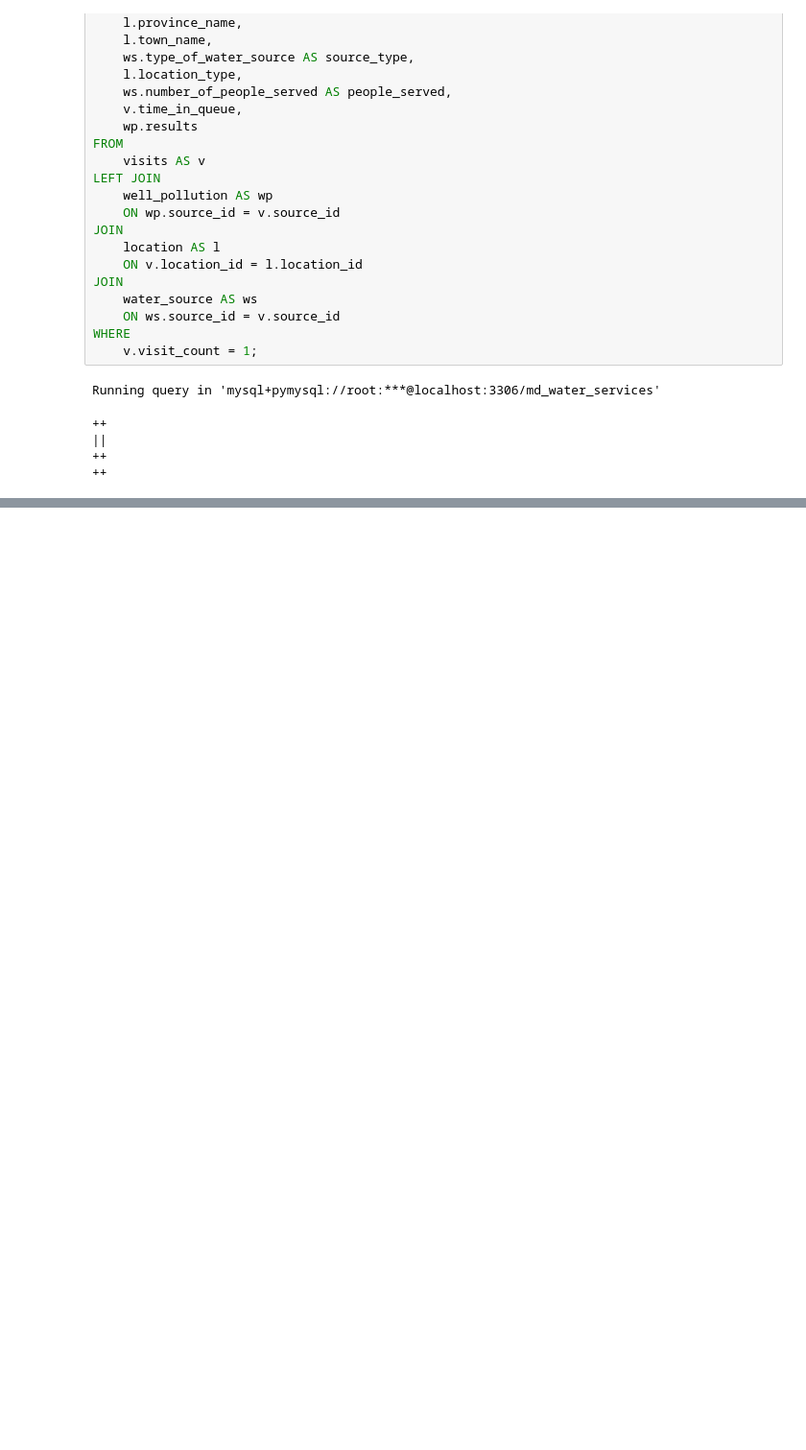
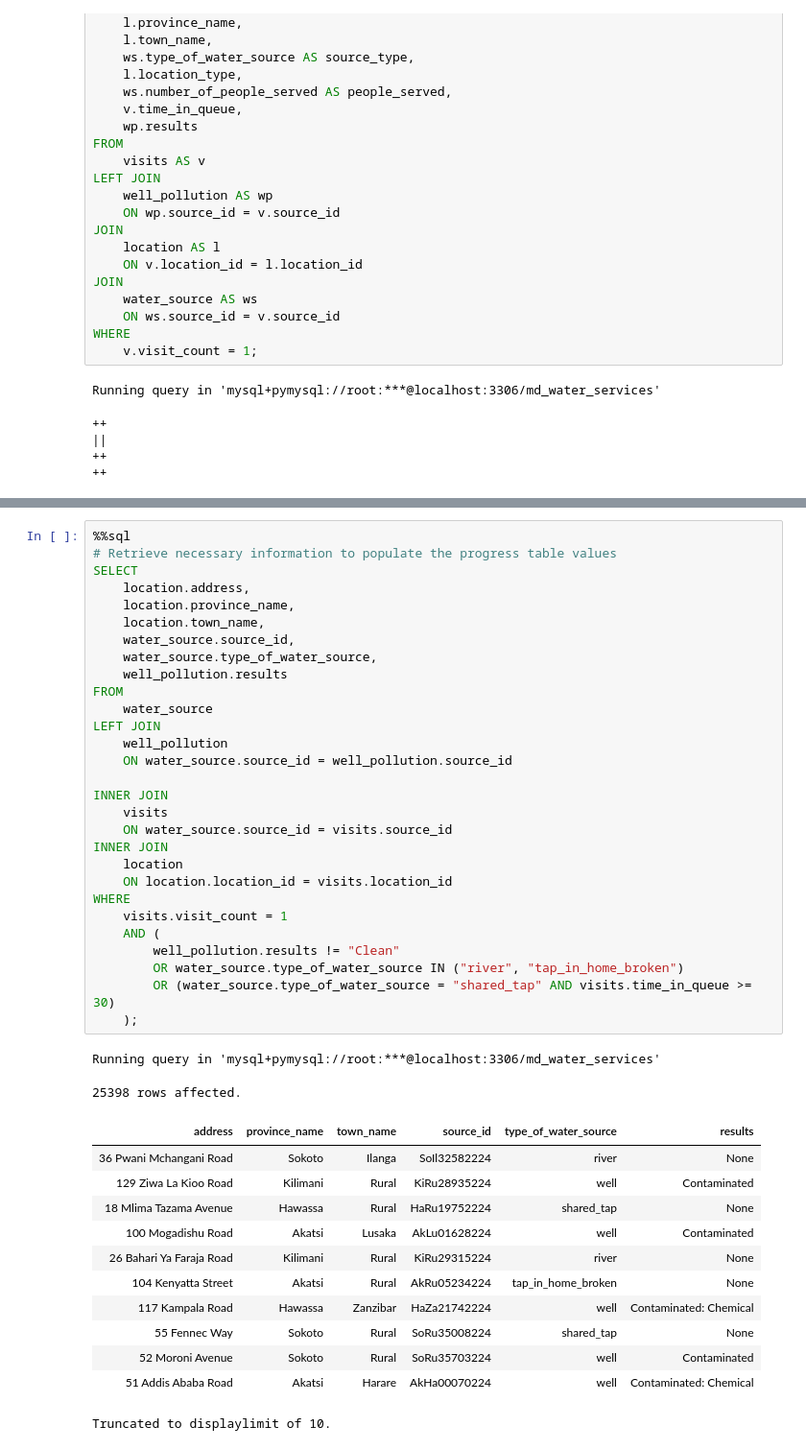
Before and after one commit to kelvinziroh/maji_ndogo, a Jupyter notebook: part_4/maji_ndogo_part4.ipynb, the cells around one changed output, grey strips where cells are left out. Shown: that part at 96% size. Cells and saved outputs as stored; diff of their text form; blank space fills up the shorter version.

```diff
--- a/part_4/maji_ndogo_part4.ipynb
+++ b/part_4/maji_ndogo_part4.ipynb
@@ -136,0 +321,44 @@ Running query in 'mysql+pymysql://root:***@localhost:3306/md_water_services'
+# %%
+%%sql
+# Retrieve necessary information to populate the progress table values
+SELECT
+	location.address,
+    location.province_name,
+    location.town_name,
+    water_source.source_id,
+    water_source.type_of_water_source,
+    well_pollution.results
+FROM
+	water_source
+LEFT JOIN
+	well_pollution
+    ON water_source.source_id = well_pollution.source_id
+
+INNER JOIN
+	visits
+    ON water_source.source_id = visits.source_id
+INNER JOIN
+	location
+    ON location.location_id = visits.location_id
+WHERE
+	visits.visit_count = 1
+    AND (
+		well_pollution.results != "Clean"
+        OR water_source.type_of_water_source IN ("river", "tap_in_home_broken")
+        OR (water_source.type_of_water_source = "shared_tap" AND visits.time_in_queue >= 30)
+    );
+# %% [output]
+Running query in 'mysql+pymysql://root:***@localhost:3306/md_water_services'
+25398 rows affected.
+| address | province_name | town_name | source_id | type_of_water_source | results |
+| 36 Pwani Mchangani Road | Sokoto | Ilanga | SoIl32582224 | river | None |
+| 129 Ziwa La Kioo Road | Kilimani | Rural | KiRu28935224 | well | Contaminated |
+| 18 Mlima Tazama Avenue | Hawassa | Rural | HaRu19752224 | shared_tap | None |
+| 100 Mogadishu Road | Akatsi | Lusaka | AkLu01628224 | well | Contaminated |
+| 26 Bahari Ya Faraja Road | Kilimani | Rural | KiRu29315224 | river | None |
+| 104 Kenyatta Street | Akatsi | Rural | AkRu05234224 | tap_in_home_broken | None |
+| 117 Kampala Road | Hawassa | Zanzibar | HaZa21742224 | well | Contaminated: Chemical |
+| 55 Fennec Way | Sokoto | Rural | SoRu35008224 | shared_tap | None |
+| 52 Moroni Avenue | Sokoto | Rural | SoRu35703224 | well | Contaminated |
+| 51 Addis Ababa Road | Akatsi | Harare | AkHa00070224 | well | Contaminated: Chemical |
+Truncated to displaylimit of 10.
```
Also changed, not shown: parts of 10 cells of this notebook.
